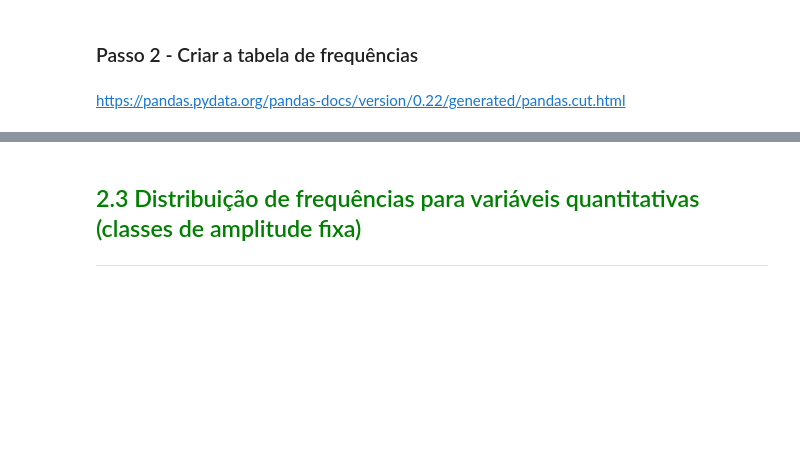
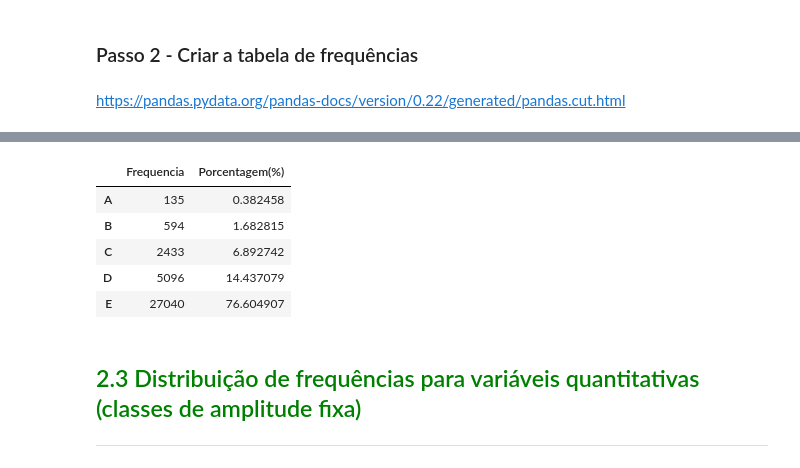
Before and after one commit to undevalmeida/Python, a Jupyter notebook: Estatística com Python/Frequência e Medidas/Curso_de_Estatística_Parte_1.ipynb, the cells around one changed output, grey strips where cells are left out. Saved outputs shown, nothing was run; the diff lists cells and outputs as text; code cells hidden in the pictures; blank space fills up the shorter version.

```diff
--- a/Estatística com Python/Frequência e Medidas/Curso_de_Estatística_Parte_1.ipynb
+++ b/Estatística com Python/Frequência e Medidas/Curso_de_Estatística_Parte_1.ipynb
@@ -312,3 +373,12 @@ https://pandas.pydata.org/pandas-docs/version/0.22/generated/pandas.cut.html
+# %%
+distribuicao_frequencia_quantitativas_personalizadas.sort_index(ascending= False)
+# %% [output]
+|  | Frequencia | Porcentagem(%) |
+| A | 135 | 0.382458 |
+| B | 594 | 1.682815 |
+| C | 2433 | 6.892742 |
+| D | 5096 | 14.437079 |
+| E | 27040 | 76.604907 |
 # %% [markdown]
 ## <font color=green>2.3 Distribuição de frequências para variáveis quantitativas (classes de amplitude fixa)</font>
 ***
```
Also changed, not shown: parts of 8 cells of this notebook.
